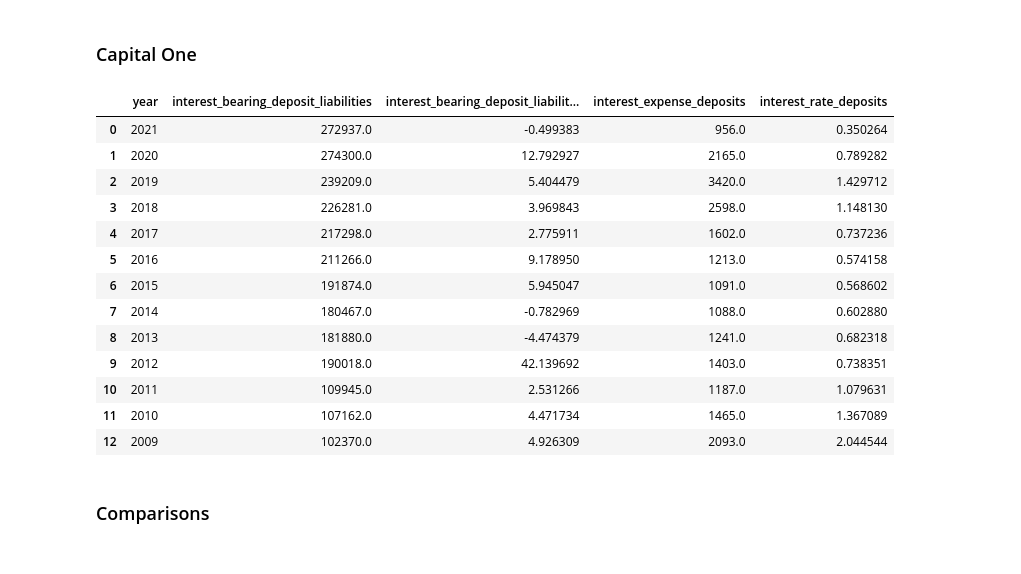
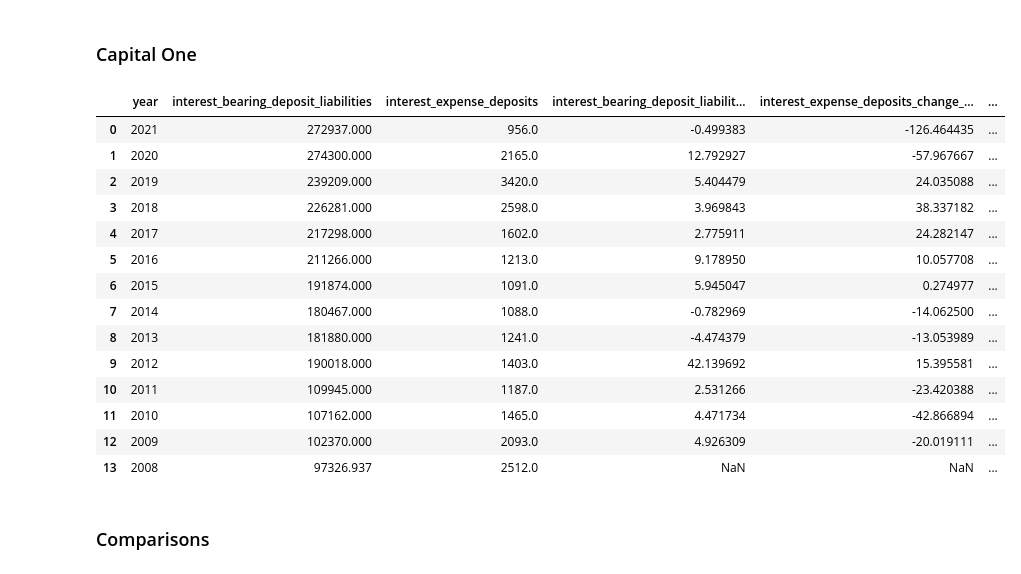
Before and after one commit to EzraTam/edgar-analysis, a Jupyter notebook: edgar_analysis.ipynb, the cells around one changed output. Drawn from its saved outputs; the diff is of its cells as text; code cells hidden in the pictures.

```diff
--- a/edgar_analysis.ipynb
+++ b/edgar_analysis.ipynb
@@ -146,34 +125,29 @@ AmexService.dict_df[df_nm]
 # %%
 # DF to generate
 df_nm="ib_deposits"
-
-how_gen={}
-
-how_gen["interest_bearing_deposit_liabilities"]=dict(
-    init="InterestBearingDepositLiabilities",
-)
-
-how_gen["interest_expense_deposits"]=dict(
-    init="InterestExpenseDeposits"
-)
+how_gen=[
+    {"col_nm":"interest_bearing_deposit_liabilities","list_tags":["InterestBearingDepositLiabilities"]},
+    {"col_nm":"interest_expense_deposits","list_tags":["InterestExpenseDeposits"]}
+]
 
 CapOneService.generate_df(df_nm=df_nm,how_gen=how_gen)
 CapOneService.dict_df[df_nm]
 # %% [output]
-|  | year | interest_bearing_deposit_liabilities | interest_bearing_deposit_liabilit... | interest_expense_deposits | interest_rate_deposits |
-| 0 | 2021 | 272937.0 | -0.499383 | 956.0 | 0.350264 |
-| 1 | 2020 | 274300.0 | 12.792927 | 2165.0 | 0.789282 |
-| 2 | 2019 | 239209.0 | 5.404479 | 3420.0 | 1.429712 |
-| 3 | 2018 | 226281.0 | 3.969843 | 2598.0 | 1.148130 |
-| 4 | 2017 | 217298.0 | 2.775911 | 1602.0 | 0.737236 |
-| 5 | 2016 | 211266.0 | 9.178950 | 1213.0 | 0.574158 |
-| 6 | 2015 | 191874.0 | 5.945047 | 1091.0 | 0.568602 |
-| 7 | 2014 | 180467.0 | -0.782969 | 1088.0 | 0.602880 |
-| 8 | 2013 | 181880.0 | -4.474379 | 1241.0 | 0.682318 |
-| 9 | 2012 | 190018.0 | 42.139692 | 1403.0 | 0.738351 |
-| 10 | 2011 | 109945.0 | 2.531266 | 1187.0 | 1.079631 |
-| 11 | 2010 | 107162.0 | 4.471734 | 1465.0 | 1.367089 |
-| 12 | 2009 | 102370.0 | 4.926309 | 2093.0 | 2.044544 |
+|  | year | interest_bearing_deposit_liabilities | interest_expense_deposits | interest_bearing_deposit_liabilit... | interest_expense_deposits_change_... | ... |
+| 0 | 2021 | 272937.000 | 956.0 | -0.499383 | -126.464435 | ... |
+| 1 | 2020 | 274300.000 | 2165.0 | 12.792927 | -57.967667 | ... |
+| 2 | 2019 | 239209.000 | 3420.0 | 5.404479 | 24.035088 | ... |
+| 3 | 2018 | 226281.000 | 2598.0 | 3.969843 | 38.337182 | ... |
+| 4 | 2017 | 217298.000 | 1602.0 | 2.775911 | 24.282147 | ... |
+| 5 | 2016 | 211266.000 | 1213.0 | 9.178950 | 10.057708 | ... |
+| 6 | 2015 | 191874.000 | 1091.0 | 5.945047 | 0.274977 | ... |
+| 7 | 2014 | 180467.000 | 1088.0 | -0.782969 | -14.062500 | ... |
+| 8 | 2013 | 181880.000 | 1241.0 | -4.474379 | -13.053989 | ... |
+| 9 | 2012 | 190018.000 | 1403.0 | 42.139692 | 15.395581 | ... |
+| 10 | 2011 | 109945.000 | 1187.0 | 2.531266 | -23.420388 | ... |
+| 11 | 2010 | 107162.000 | 1465.0 | 4.471734 | -42.866894 | ... |
+| 12 | 2009 | 102370.000 | 2093.0 | 4.926309 | -20.019111 | ... |
+| 13 | 2008 | 97326.937 | 2512.0 | NaN | NaN | ... |
 # %% [markdown]
 ### Comparisons
 # %% [markdown]
```
Also changed, not shown: parts of 8 cells of this notebook, 2 other files.
